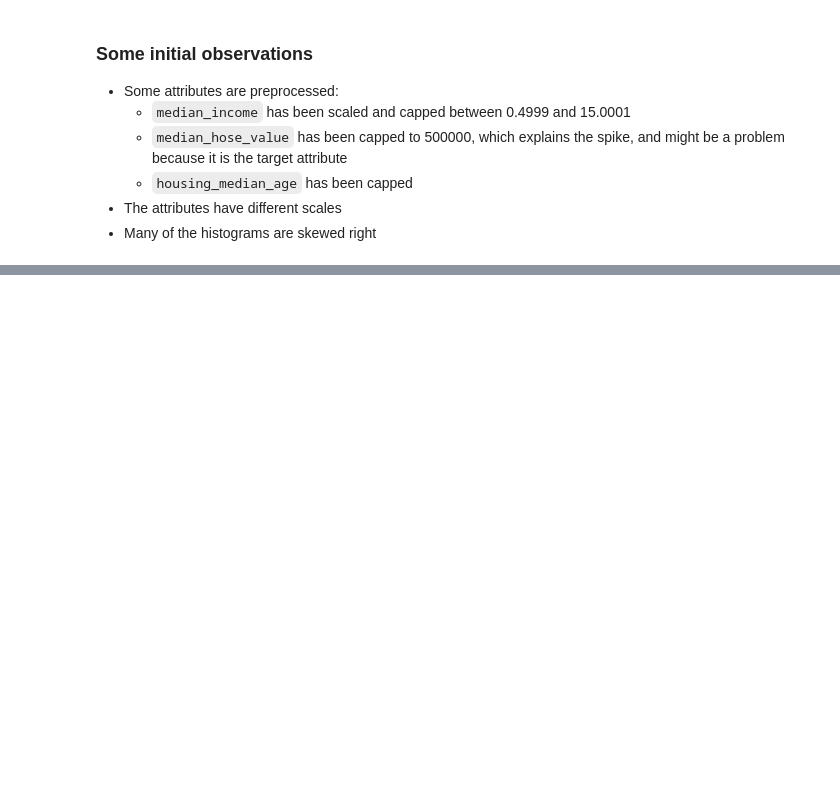
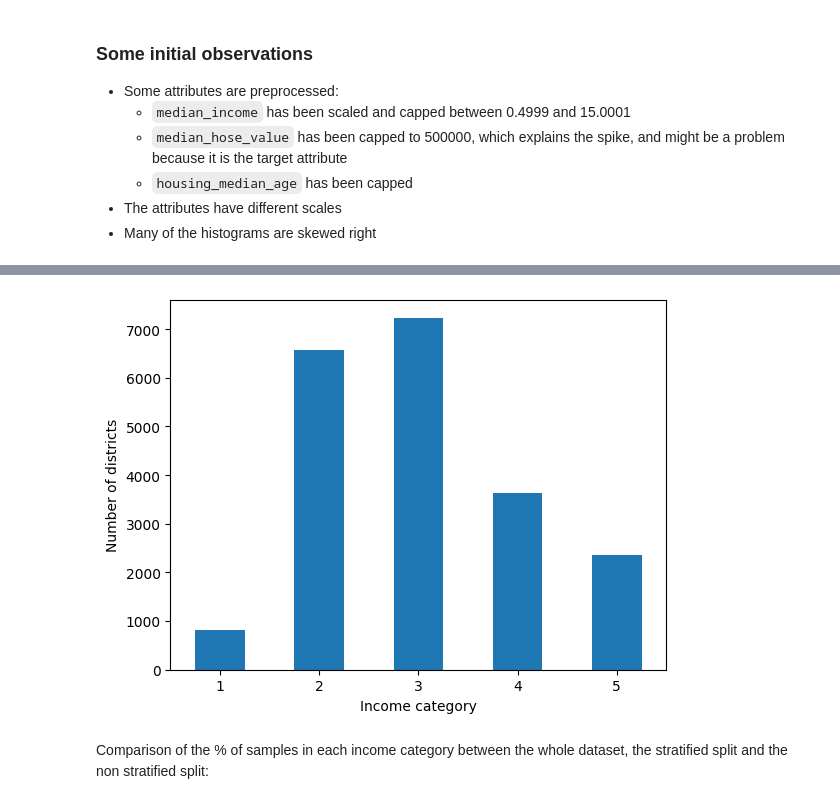
Before and after one commit to artilugio0/ml-house-pricing-linear-regression, a Jupyter notebook: house pricing.ipynb, the cells around one changed output, grey strips where cells are left out. Saved outputs shown, nothing was run; the diff lists cells and outputs as text; code cells hidden in the pictures; blank space fills up the shorter version.

```diff
--- a/house pricing.ipynb
+++ b/house pricing.ipynb
@@ -105,0 +227,7 @@ array([[<Axes: title={'center': 'longitude'}>,
+# %%
+housing['income_cat'].value_counts().sort_index().plot.bar(rot=0)
+plt.xlabel('Income category')
+plt.ylabel('Number of districts')
+plt.show()
+# %% [output]
+[figure, added]
@@ -105,0 +237,2 @@ array([[<Axes: title={'center': 'longitude'}>,
+# %% [markdown]
+Comparison of the % of samples in each income category between the whole dataset, the stratified split and the non stratified split:
```
Also changed, not shown: parts of 24 cells of this notebook, 1 other file.
